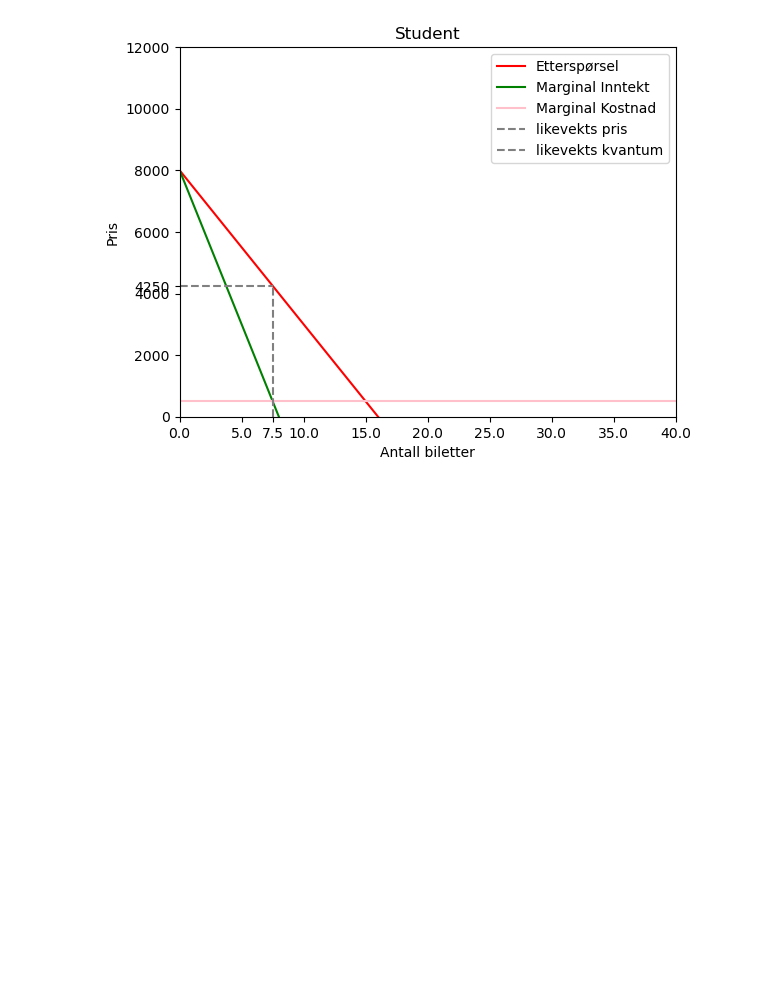
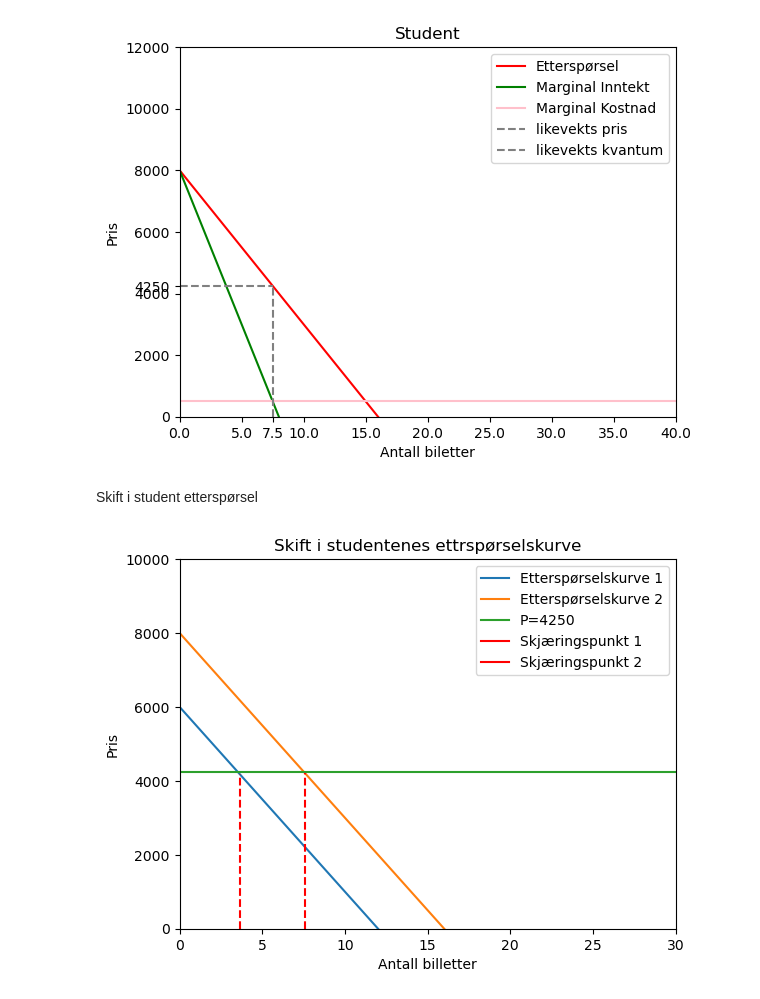
Before and after one commit to kristinakarlsen/sok-2030-hurtigruten, a Jupyter notebook: 3PDhurtigruten.ipynb, the cells around one changed output. Cells and saved outputs as stored; diff of their text form; code cells hidden in the pictures; blank space fills up the shorter version.

```diff
--- a/Tredjegrads-prisdiskriminering.ipynb
+++ b/3PDhurtigruten.ipynb
@@ -296,3 +296,59 @@ plt.title("Student")
 plt.show()
 # %% [output]
 [figure]
+# %% [markdown]
+Skift i student etterspørsel
+# %%
+# Definerer funksjoner for etterspørselskurvene og optimal prissettingkurven
+def demand_curve1(q):
+    return 6000 - 500*q
+
+def demand_curve2(q):
+    return 8000 - 500*q
+
+def optimal_price(q):
+    return 4250 * np.ones_like(q)
+
+# Setter opp aksen
+fig, ax = plt.subplots()
+ax.set_xlim([0, 30])
+ax.set_ylim([0, 10000])
+ax.set_xlabel('Antall billetter')
+ax.set_ylabel('Pris')
+ax.set_title('Skift i studentenes ettrspørselskurve')
+
+# Tegner etterspørselskurvene og optimal prissettingkurven
+q = np.linspace(0, 30, 100)
+demand_curve1_plot, = ax.plot(q, demand_curve1(q), label='Etterspørselskurve 1')
+demand_curve2_plot, = ax.plot(q, demand_curve2(q), label='Etterspørselskurve 2')
+optimal_price_plot, = ax.plot(q, optimal_price(q), label='P=4250')
+
+
+# Finner skjæringspunktene mellom kurvene
+def find_intersection(x_vals, y_vals1, y_vals2):
+    # Finner indeksene til elementene med minste absoluttverdi av differansen mellom y-verdiene
+    idx = np.argmin(np.abs(y_vals1 - y_vals2))
+    # Returnerer koordinatene til skjæringspunktet
+    return x_vals[idx], y_vals1[idx]
+
+q1, p1 = find_intersection(q, demand_curve1(q), optimal_price(q))
+q2, p2 = find_intersection(q, demand_curve2(q), optimal_price(q))
+
+
+# Skjæringspunktet mellom etterspørselskurvene og optimal prissettingskurven
+q1, p1 = find_intersection(q, demand_curve1(q), optimal_price(q))
+q2, p2 = find_intersection(q, demand_curve2(q), optimal_price(q))
+
+# Vertikale linjer som går gjennom skjæringspunktene
+ax.axvline(x=q1, ymin=0, ymax=p1/ax.get_ylim()[1], color='red', linestyle='--')
+ax.axvline(x=q2, ymin=0, ymax=p2/ax.get_ylim()[1], color='red', linestyle='--')
+
+# Legger til skjæringspunktene som separate plott med label
+intersection1_plot = ax.plot(q1, p1,  markersize=10, color='red', label=f'Skjæringspunkt 1')
+intersection2_plot = ax.plot(q2, p2, markersize=10, color='red', label=f'Skjæringspunkt 2')
+
+# Viser grafen med legenden
+plt.legend(handles=[demand_curve1_plot, demand_curve2_plot, optimal_price_plot, intersection1_plot[0], intersection2_plot[0]])
+plt.show()
+# %% [output]
+[figure, added]
```
Also changed, not shown: parts of 4 cells of this notebook.
